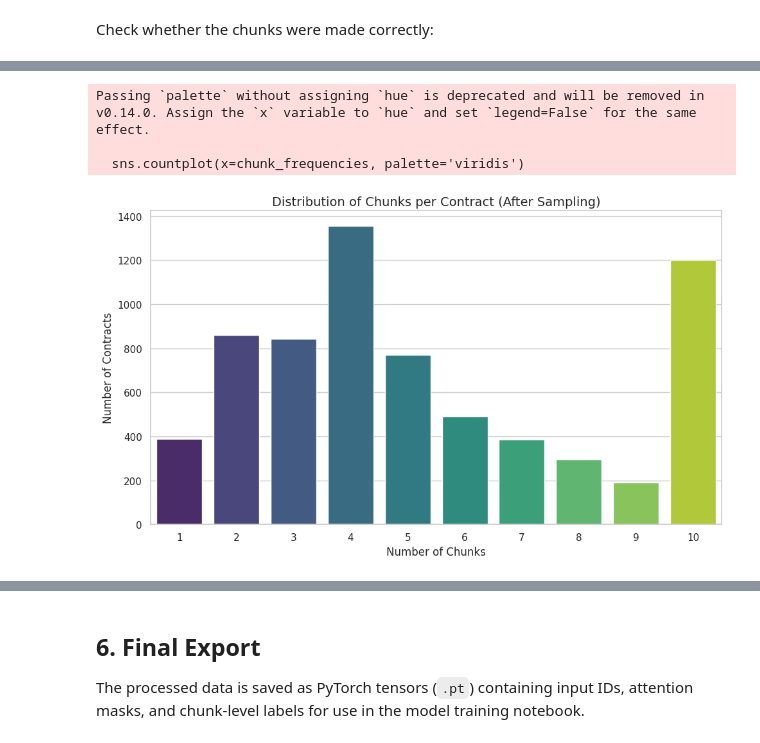
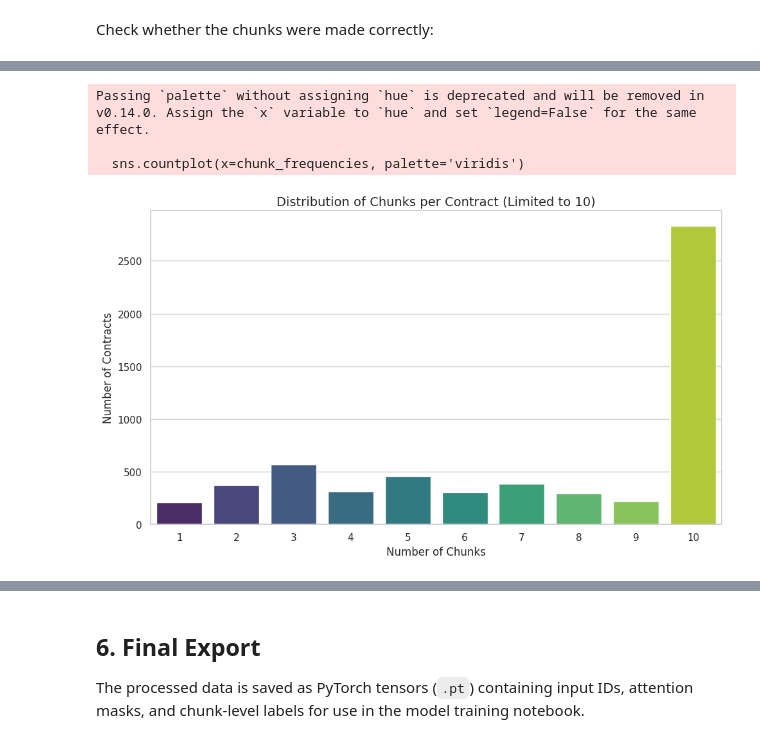
Before and after one commit to shmaiii/smart-contract-contrastive-vuln-cs440, a Jupyter notebook: datasets/data_preprocessing.ipynb, the cells around one changed output, grey strips where cells are left out. Saved outputs shown, nothing was run; the diff lists cells and outputs as text; code cells hidden in the pictures.

```diff
--- a/datasets/data_preprocessing.ipynb
+++ b/datasets/data_preprocessing.ipynb
@@ -315,7 +318,7 @@ Determine number of tokens per contract
 from transformers import AutoTokenizer
 tokenizer = AutoTokenizer.from_pretrained("microsoft/codebert-base")
 def get_token_length(code):
-    return len(tokenizer.encode(code, truncation=False))
+    return len(tokenizer(code, add_special_tokens=False)["input_ids"])
 
 df_clean['token_len'] = df_clean['cleaned_contract'].apply(get_token_length)
 # %% [output]
@@ -810,4 +740,25 @@ def process_data(df, tokenizer, augmentor=None, max_chunks=10, is_training=False
 # %%
-train_chunks_list = process_data(train_df_final, tokenizer, is_training = True)
-val_chunks_list = process_data(val_df, tokenizer)
-test_chunks_list = process_data(test_df, tokenizer)
+augmentor = SemanticDataAugmentor()
+train_chunks_list = process_data(
+    train_df_final,
+    tokenizer,
+    augmentor=augmentor,
+    is_training=True
+)
+val_chunks_list = process_data(
+    val_df,
+    tokenizer,
+    is_training=False
+)
+test_chunks_list = process_data(
+    test_df,
+    tokenizer,
+    is_training=False
+)
+
+test_chunks_transformed = process_data(
+    test_df.copy(),
+    tokenizer,
+    augmentor=augmentor,
+    is_training=False
+)
@@ -900,25 +913,31 @@ plot_sparsity_distribution(train_chunks_list)
 # %%
 from collections import Counter
+import matplotlib.pyplot as plt
+import seaborn as sns
 
-def plot_chunk_counts(chunks_list):
+def plot_chunk_counts(chunks_list, limit=10):
     # Count chunks per contract ID
     counts = Counter([c['contract_id'] for c in chunks_list])
-    chunk_frequencies = list(counts.values())
+
+    # Filter: only keep frequencies that are <= your limit
+    chunk_frequencies = [freq for freq in counts.values() if freq <= limit]
 
     plt.figure(figsize=(10, 6))
+    # Using 'viridis' palette; showing the distribution of contracts within the limit
     sns.countplot(x=chunk_frequencies, palette='viridis')
-    plt.title('Distribution of Chunks per Contract (After Sampling)', fontsize=14)
+
+    plt.title(f'Distribution of Chunks per Contract (Limited to {limit})', fontsize=14)
     plt.xlabel('Number of Chunks')
     plt.ylabel('Number of Contracts')
     plt.tight_layout()
     plt.show()
 
-plot_chunk_counts(train_chunks_list)
+plot_chunk_counts(train_chunks_list, limit=10)
 # %% [output]
 Passing `palette` without assigning `hue` is deprecated and will be removed in v0.14.0. Assign the `x` variable to `hue` and set `legend=False` for the same effect.
 
   sns.countplot(x=chunk_frequencies, palette='viridis')
-[figure, old version]
+[figure, new version]
 # %%
 import pandas as pd
 import seaborn as sns
```
Also changed, not shown: parts of 28 cells of this notebook.
